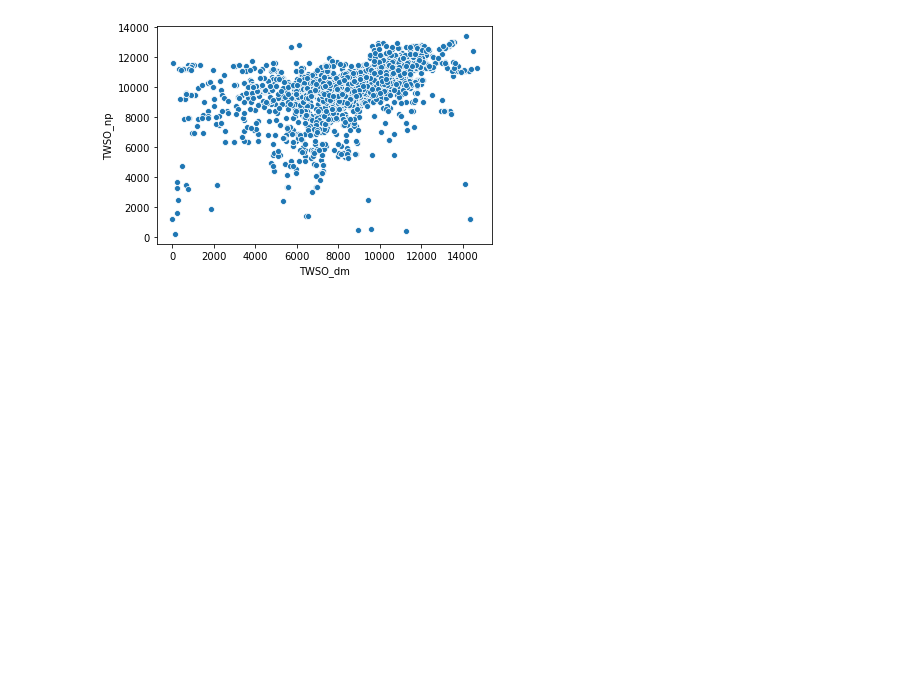
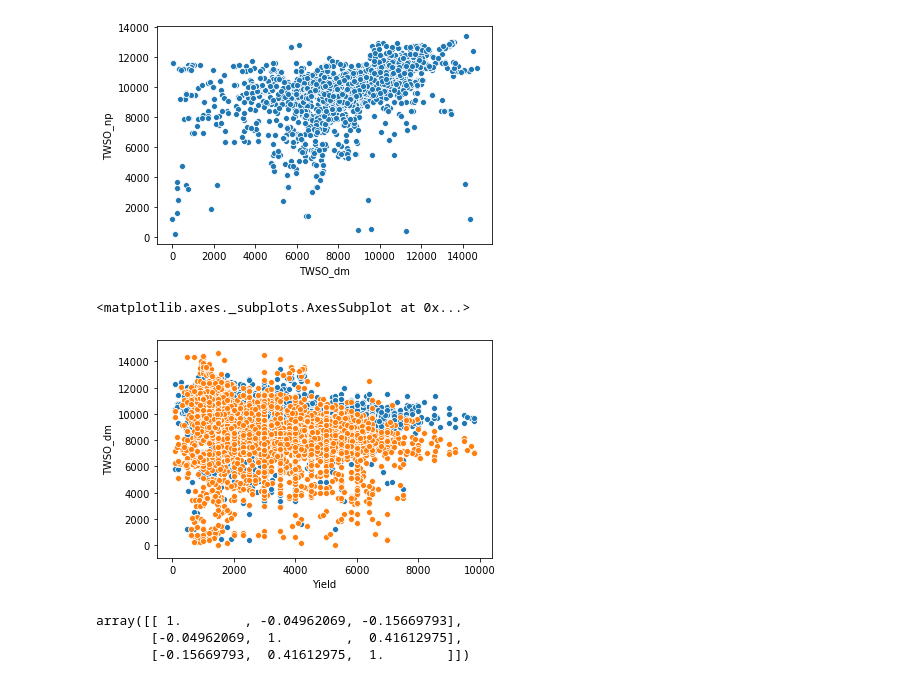
Before and after one commit to RodrigoAgronomia/APSIMDL, a Jupyter notebook: Python/PCSE_Compare.ipynb, the cells around one changed output. Drawn from its saved outputs; the diff is of its cells as text; code cells hidden in the pictures; blank space fills up the shorter version.

```diff
--- a/Python/PCSE_Compare.ipynb
+++ b/Python/PCSE_Compare.ipynb
@@ -46,3 +55,15 @@ sbn.scatterplot('TWSO_dm', 'TWSO_np', data = yield_df)
 # %% [output]
 <matplotlib.axes._subplots.AxesSubplot at 0x...>
 [figure]
+# %%
+sbn.scatterplot('Yield', 'TWSO_np', data = yield_df)
+sbn.scatterplot('Yield', 'TWSO_dm', data = yield_df)
+# %% [output]
+<matplotlib.axes._subplots.AxesSubplot at 0x...>
+[figure, added]
+# %%
+np.corrcoef([yield_df.Yield, yield_df.TWSO_np, yield_df.TWSO_dm])
+# %% [output]
+array([[ 1.        , -0.04962069, -0.15669793],
+       [-0.04962069,  1.        ,  0.41612975],
+       [-0.15669793,  0.41612975,  1.        ]])
```
Also changed, not shown: parts of 4 cells of this notebook, 20 other files.
